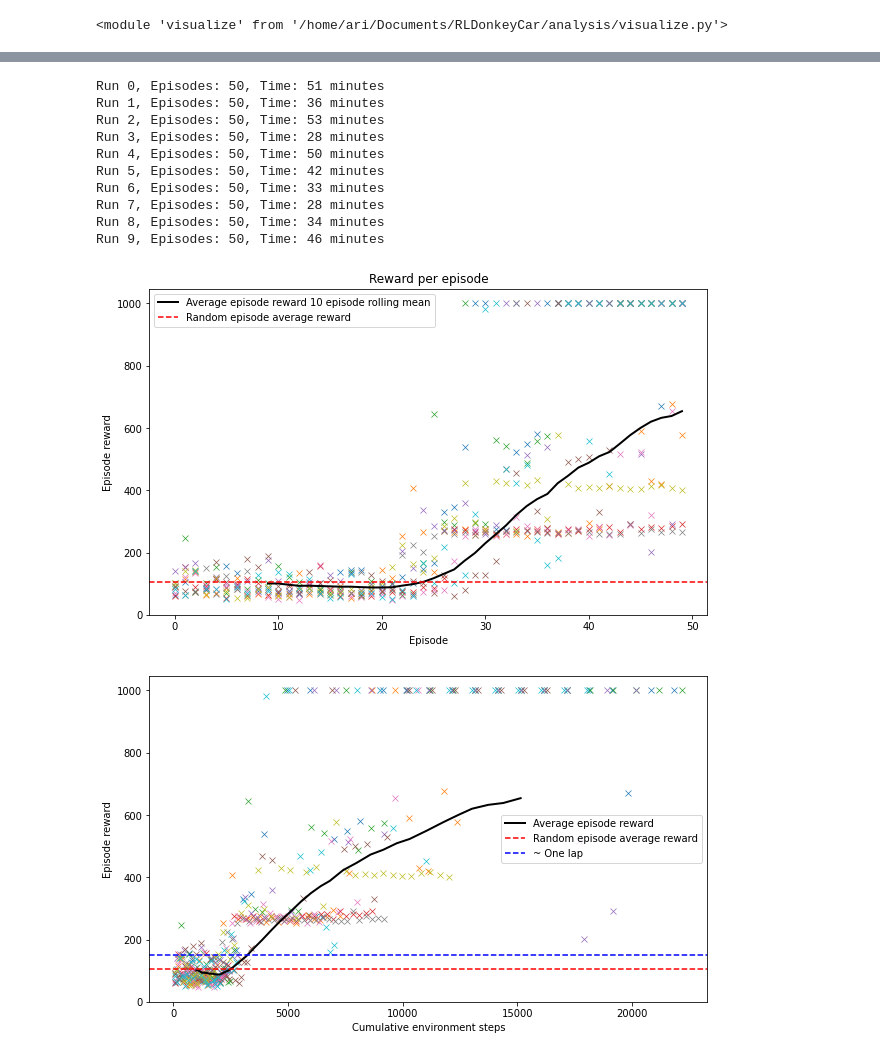
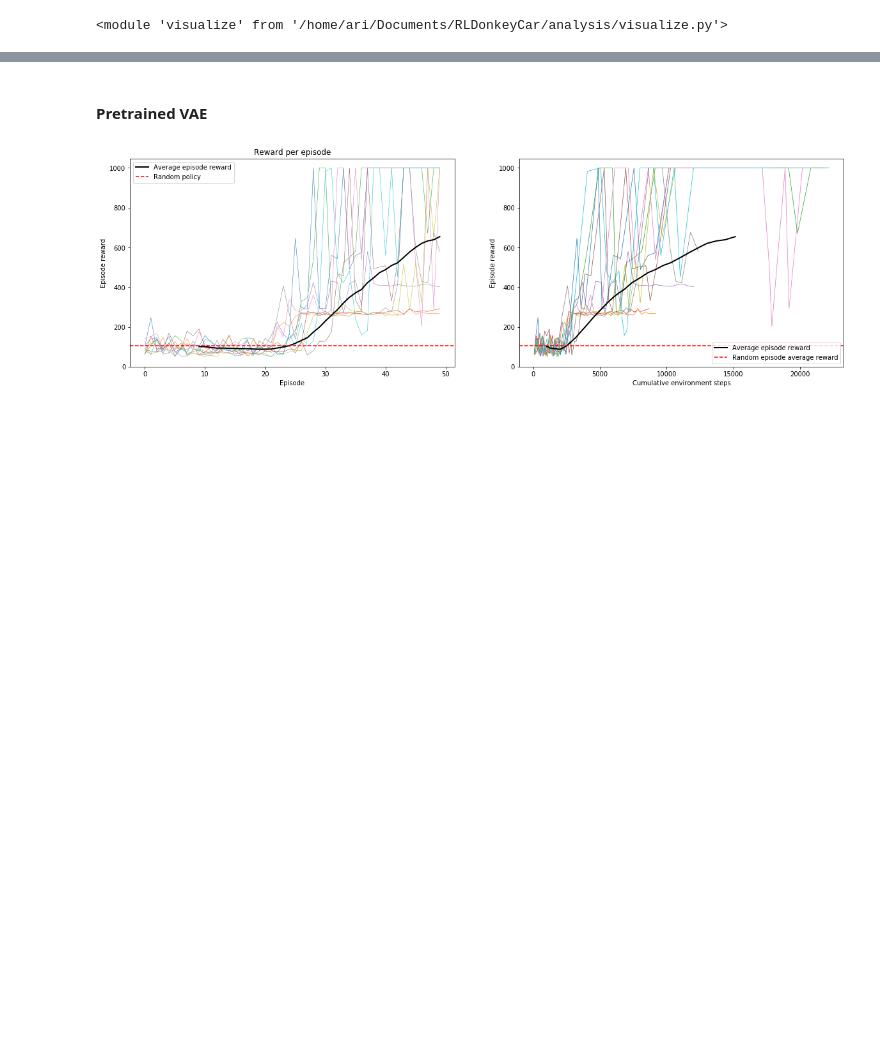
Before and after one commit to ari-viitala/RLDonkeyCar, a Jupyter notebook: analysis/Plotting.ipynb, the cells around one changed output, grey strips where cells are left out. Drawn from its saved outputs; the diff is of its cells as text; code cells hidden in the pictures; blank space fills up the shorter version.

```diff
--- a/analysis/Plotting.ipynb
+++ b/analysis/Plotting.ipynb
@@ -117,15 +82,6 @@ Run 16, Episodes: 70, Time: 96 minutes
+# %% [markdown]
+#### Pretrained VAE
 # %%
-visualize_run("../records/sim_pretrained/", episodes=50)
+visualize.visualize_run("../records/sim_pretrained/", episodes=50)
 # %% [output]
-Run 0, Episodes: 50, Time: 51 minutes
-Run 1, Episodes: 50, Time: 36 minutes
-Run 2, Episodes: 50, Time: 53 minutes
-Run 3, Episodes: 50, Time: 28 minutes
-Run 4, Episodes: 50, Time: 50 minutes
-Run 5, Episodes: 50, Time: 42 minutes
-Run 6, Episodes: 50, Time: 33 minutes
-Run 7, Episodes: 50, Time: 28 minutes
-Run 8, Episodes: 50, Time: 34 minutes
-Run 9, Episodes: 50, Time: 46 minutes
-[figure, old version]
+[figure, new version]
-[figure, removed]
```
Also changed, not shown: parts of 22 cells of this notebook, 1 other file.
